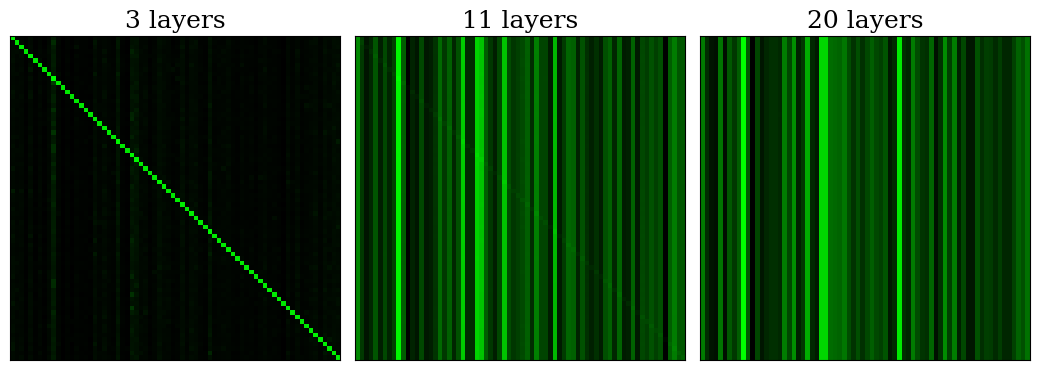
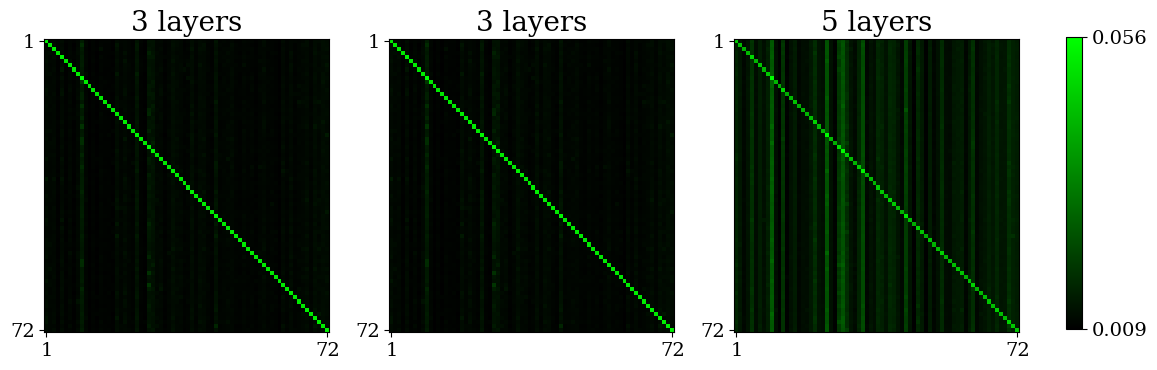
Code edit (unified diff) that turned the first committed figure into the second:
--- before
+++ after
@@ -1,4 +1,4 @@
 # ROLL_DIR = Path("Results/rollout_global")
-N_LAYERS = [3, 11, 20]
+N_LAYERS = [3, 3, 5]
 plt.rcParams["font.family"] = "serif"
 cmap_attn = LinearSegmentedColormap.from_list("black_green", ["black", "#00FF00"])
@@ -11,25 +11,30 @@
 
     R = results_rollout['rollout']
-    # np.fill_diagonal(R, 0)
-    # R = sparsify_global_percentile(R, q=90, keep_diagonal=True)
     
-    # plt.figure(figsize=(10, 11))
-    axes[i].imshow(R, aspect='auto', cmap=cmap_attn)
-    axes[i].set_title(f"{layer} layers", fontsize=18)  
+    im = axes[i].imshow(R, aspect='auto', cmap=cmap_attn)
+    axes[i].set_title(f"{layer} layers", fontsize=20)  
   
-    # axes[i].set_xticks(ticks=np.arange(len(feature_abbrev)),
-    #            labels=feature_abbrev,
-    #            rotation=90,
-    #            fontsize=11)
-    
-    # plt.xticks(ticks=indices_R,
-    #            labels=lst_plot_R,
-    #            rotation=90,
-    #            fontsize=18)
+    axes[i].set_xticks(ticks=[0, 71], labels=[1, 72], fontsize=14)
+    axes[i].set_yticks(ticks=[0, 71], labels=[1, 72], fontsize=14)
 
-    axes[i].set_xticks([])
-    axes[i].set_yticks([])
+limits = im.get_clim()
+# after creating all plots
+cax = fig.add_axes([1.02, 0.12, 0.015, 0.77])  # [left, bottom, width, height]
+
+cbar = fig.colorbar(im, cax=cax)
+cbar.set_ticks(limits)
+cbar.set_ticklabels([f"{limits[0]:.3f}", f"{limits[1]:.3f}"])
+cbar.ax.tick_params(labelsize=14)
+
+
+# cbar = fig.colorbar(im, ax=axes[-1], 
+#     location="right",
+#     fraction=0.035,
+#     pad=0.1
+# )
+
+# cbar.ax.tick_params(labelsize=14)
 
 plt.tight_layout()
-plt.savefig(FIG_DIR / "attention_rollout.pdf", bbox_inches="tight")
+# plt.savefig(FIG_DIR / "attention_rollout.pdf", bbox_inches="tight")
 plt.show()

Commit: new notebooks